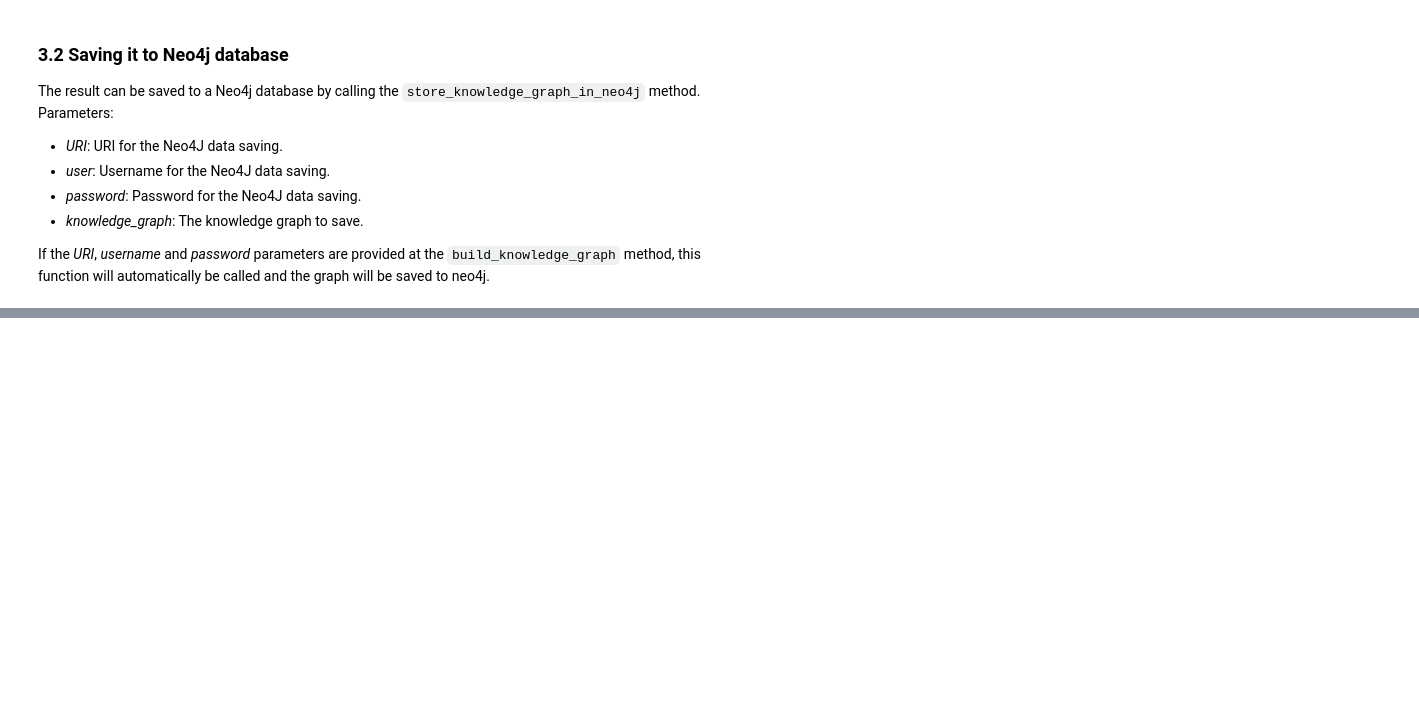
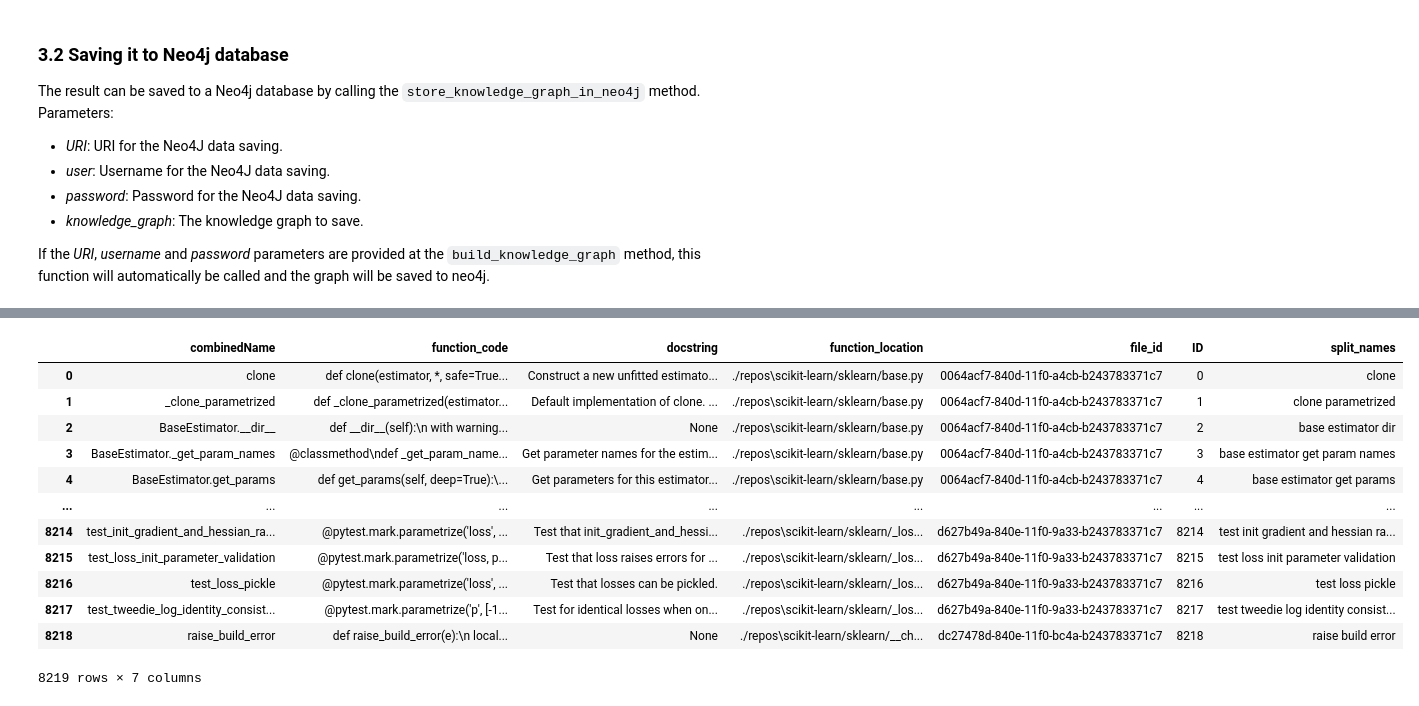
Before and after one commit to hsnlab/code-knowledge-graph, a Jupyter notebook: run.ipynb, the cells around one changed output, grey strips where cells are left out. Drawn from its saved outputs; the diff is of its cells as text; code cells hidden in the pictures; blank space fills up the shorter version.

```diff
--- a/run.ipynb
+++ b/run.ipynb
@@ -27,8 +36,9 @@ Build the knowledge graph with the `KnowledgeGraphBuilder.build_knowledge_graph(
 # %%
 repograph = kgb.build_knowledge_graph(
     repo_name='scikit-learn/scikit-learn',
-    num_of_PRs=5,
-    repo_path_modifier='sklearn/manifold'
+    num_of_PRs=0,
+    repo_path_modifier='sklearn/manifold',
+    done_prs=done_prs
 )
 # %% [output]
 Repo already exists here: ./repos\scikit-learn
@@ -130,10 +146,10 @@ Saving and loading the resulting graph dictionary as a pickle.
 # %%
 import pickle
 
-with open('graph.pkl', 'wb') as f:
+with open('graph_corrected.pkl', 'wb') as f:
     pickle.dump(repograph, f)
 # %%
 import pickle
 
-with open('graph.pkl', 'rb') as f:
+with open('graph_corrected.pkl', 'rb') as f:
     repograph = pickle.load(f)
@@ -156,0 +270,9 @@ kgb.store_knowledge_graph_in_neo4j(
+# %%
+cg_nodes = repograph['function_nodes']
+cg_nodes.loc[
+    #(cg_nodes['combinedName'].str.contains(r'\.')) &
+    (cg_nodes['combinedName'].str.contains('loss')) &
+    ~(cg_nodes['combinedName'].str.contains(r'\._')) &
+    (cg_nodes['combinedName'].str[0] != '_') &
+    ~(cg_nodes['combinedName'].str.startswith('test'))
+]['combinedName'].tolist()
@@ -156,0 +299,16 @@ kgb.store_knowledge_graph_in_neo4j(
+# %%
+cg_nodes
+# %% [output]
+|  | combinedName | function_code | docstring | function_location | file_id | ID | split_names |
+| 0 | clone | def clone(estimator, *, safe=True... | Construct a new unfitted estimato... | ./repos\scikit-learn/sklearn/base.py | 0064acf7-840d-11f0-a4cb-b243783371c7 | 0 | clone |
+| 1 | _clone_parametrized | def _clone_parametrized(estimator... | Default implementation of clone. ... | ./repos\scikit-learn/sklearn/base.py | 0064acf7-840d-11f0-a4cb-b243783371c7 | 1 | clone parametrized |
+| 2 | BaseEstimator.__dir__ | def __dir__(self):\n with warning... | None | ./repos\scikit-learn/sklearn/base.py | 0064acf7-840d-11f0-a4cb-b243783371c7 | 2 | base estimator dir |
+| 3 | BaseEstimator._get_param_names | @classmethod\ndef _get_param_name... | Get parameter names for the estim... | ./repos\scikit-learn/sklearn/base.py | 0064acf7-840d-11f0-a4cb-b243783371c7 | 3 | base estimator get param names |
+| 4 | BaseEstimator.get_params | def get_params(self, deep=True):\... | Get parameters for this estimator... | ./repos\scikit-learn/sklearn/base.py | 0064acf7-840d-11f0-a4cb-b243783371c7 | 4 | base estimator get params |
+| ... | ... | ... | ... | ... | ... | ... | ... |
+| 8214 | test_init_gradient_and_hessian_ra... | @pytest.mark.parametrize('loss', ... | Test that init_gradient_and_hessi... | ./repos\scikit-learn/sklearn/_los... | d627b49a-840e-11f0-9a33-b243783371c7 | 8214 | test init gradient and hessian ra... |
+| 8215 | test_loss_init_parameter_validation | @pytest.mark.parametrize('loss, p... | Test that loss raises errors for ... | ./repos\scikit-learn/sklearn/_los... | d627b49a-840e-11f0-9a33-b243783371c7 | 8215 | test loss init parameter validation |
+| 8216 | test_loss_pickle | @pytest.mark.parametrize('loss', ... | Test that losses can be pickled. | ./repos\scikit-learn/sklearn/_los... | d627b49a-840e-11f0-9a33-b243783371c7 | 8216 | test loss pickle |
+| 8217 | test_tweedie_log_identity_consist... | @pytest.mark.parametrize('p', [-1... | Test for identical losses when on... | ./repos\scikit-learn/sklearn/_los... | d627b49a-840e-11f0-9a33-b243783371c7 | 8217 | test tweedie log identity consist... |
+| 8218 | raise_build_error | def raise_build_error(e):\n local... | None | ./repos\scikit-learn/sklearn/__ch... | dc27478d-840e-11f0-bc4a-b243783371c7 | 8218 | raise build error |
+8219 rows × 7 columns
```
Also changed, not shown: parts of 10 cells of this notebook, 1 other file.
